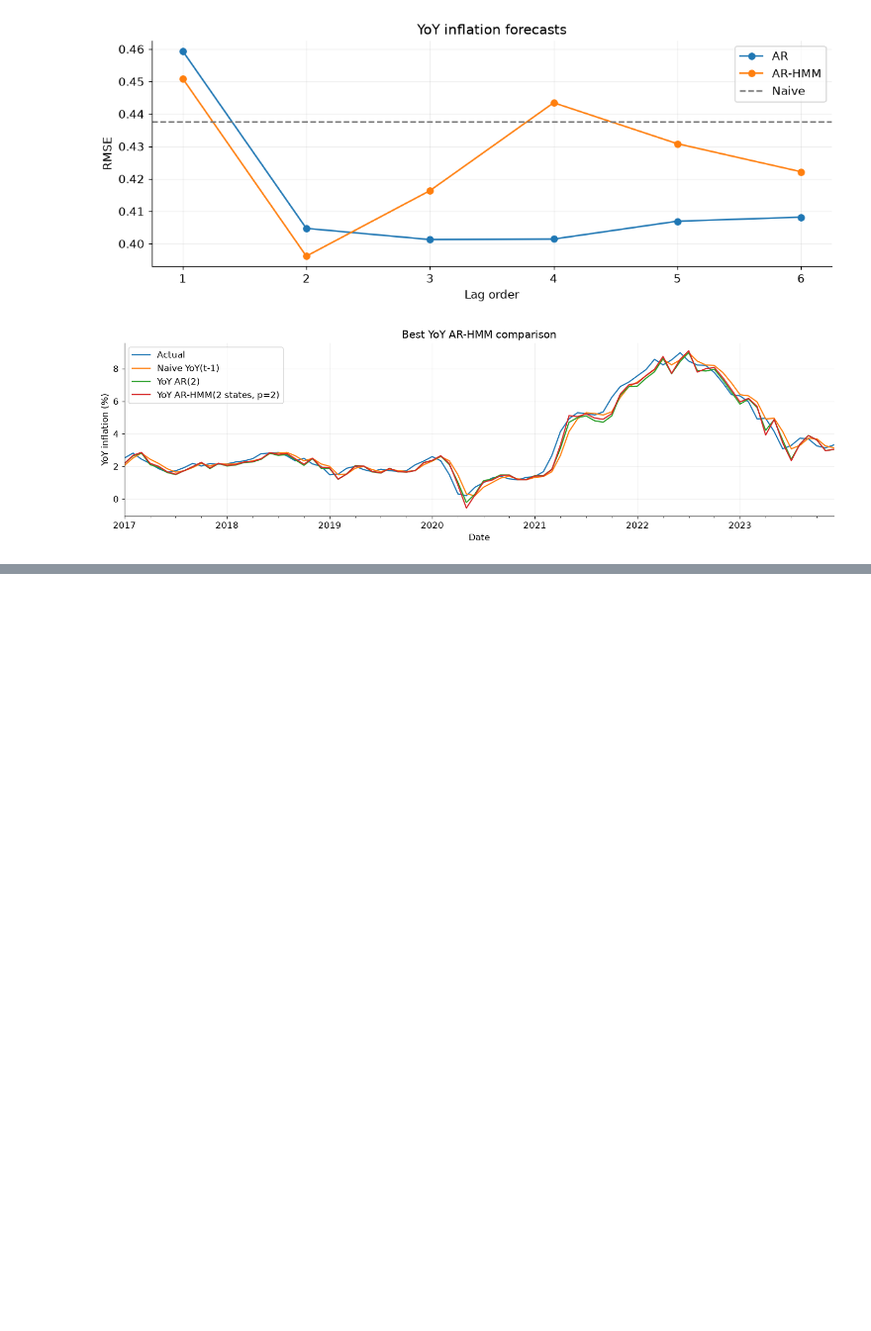
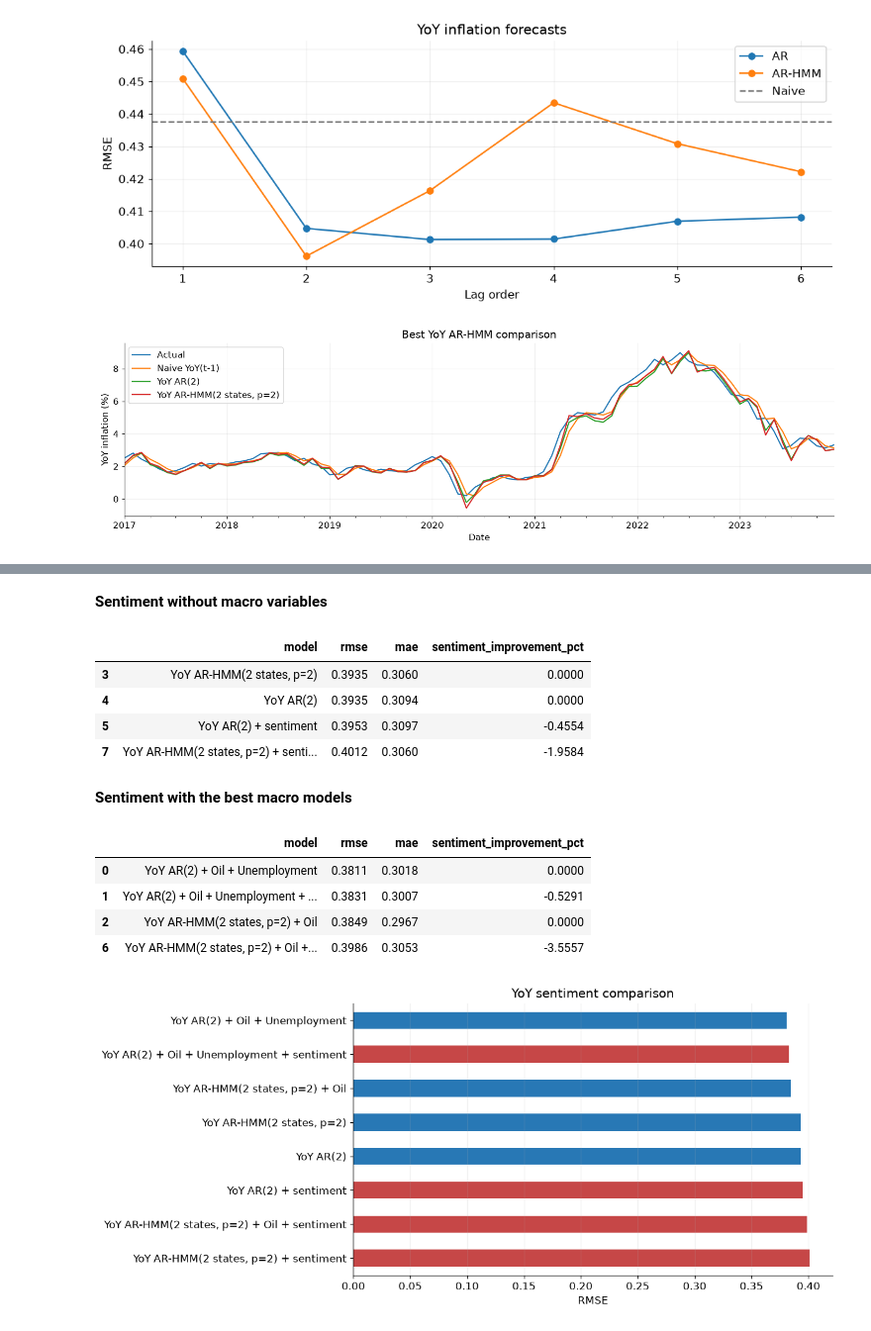
Before and after one commit to zahra-ynp/Thesis, a Jupyter notebook: modelling/notebooks/02_Forecasting_and_Regime_Results.ipynb, the cells around one changed output, grey strips where cells are left out. Shown at 99% size. Drawn from its saved outputs; the diff is of its cells as text; code cells hidden in the pictures; blank space fills up the shorter version.

```diff
--- a/modelling/notebooks/02_Forecasting_and_Regime_Results.ipynb
+++ b/modelling/notebooks/02_Forecasting_and_Regime_Results.ipynb
@@ -646,0 +705,35 @@ plt.show()
+# %%
+yoy_sentiment_metrics = pd.read_csv(YOY_SENTIMENT / 'metrics.csv').sort_values('rmse')
+yoy_sentiment_only_names = [
+    'YoY AR(2)', 'YoY AR(2) + sentiment',
+    'YoY AR-HMM(2 states, p=2)', 'YoY AR-HMM(2 states, p=2) + sentiment',
+]
+display(Markdown('**Sentiment without macro variables**'))
+display(yoy_sentiment_metrics.loc[yoy_sentiment_metrics['model'].isin(yoy_sentiment_only_names), [
+    'model', 'rmse', 'mae', 'sentiment_improvement_pct',
+]].round(4))
+display(Markdown('**Sentiment with the best macro models**'))
+display(yoy_sentiment_metrics.loc[~yoy_sentiment_metrics['model'].isin(yoy_sentiment_only_names), [
+    'model', 'rmse', 'mae', 'sentiment_improvement_pct',
+]].round(4))
+plot_data = yoy_sentiment_metrics.sort_values('rmse', ascending=False)
+colors = ['#c64747' if used else '#2878b5' for used in plot_data['sentiment']]
+ax = plot_data.plot.barh(x='model', y='rmse', color=colors, legend=False, figsize=(11, 5))
+ax.set(xlabel='RMSE', ylabel='', title='YoY sentiment comparison')
+ax.grid(axis='x', alpha=.2)
+plt.tight_layout()
+plt.show()
+# %% [output]
+**Sentiment without macro variables**
+|  | model | rmse | mae | sentiment_improvement_pct |
+| 3 | YoY AR-HMM(2 states, p=2) | 0.3935 | 0.3060 | 0.0000 |
+| 4 | YoY AR(2) | 0.3935 | 0.3094 | 0.0000 |
+| 5 | YoY AR(2) + sentiment | 0.3953 | 0.3097 | -0.4554 |
+| 7 | YoY AR-HMM(2 states, p=2) + senti... | 0.4012 | 0.3060 | -1.9584 |
+**Sentiment with the best macro models**
+|  | model | rmse | mae | sentiment_improvement_pct |
+| 0 | YoY AR(2) + Oil + Unemployment | 0.3811 | 0.3018 | 0.0000 |
+| 1 | YoY AR(2) + Oil + Unemployment + ... | 0.3831 | 0.3007 | -0.5291 |
+| 2 | YoY AR-HMM(2 states, p=2) + Oil | 0.3849 | 0.2967 | 0.0000 |
+| 6 | YoY AR-HMM(2 states, p=2) + Oil +... | 0.3986 | 0.3053 | -3.5557 |
+[figure, added]
```
Also changed, not shown: parts of 3 cells of this notebook, 8 other files.
